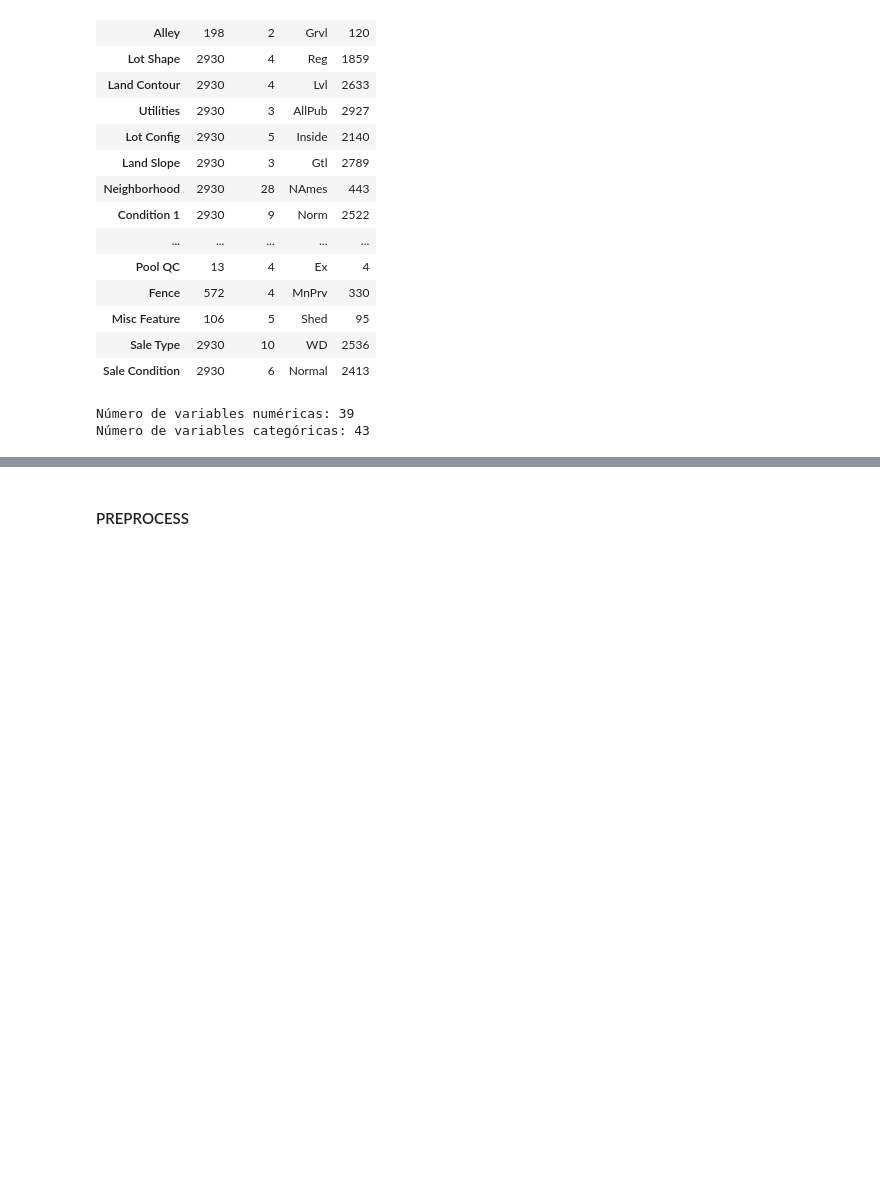
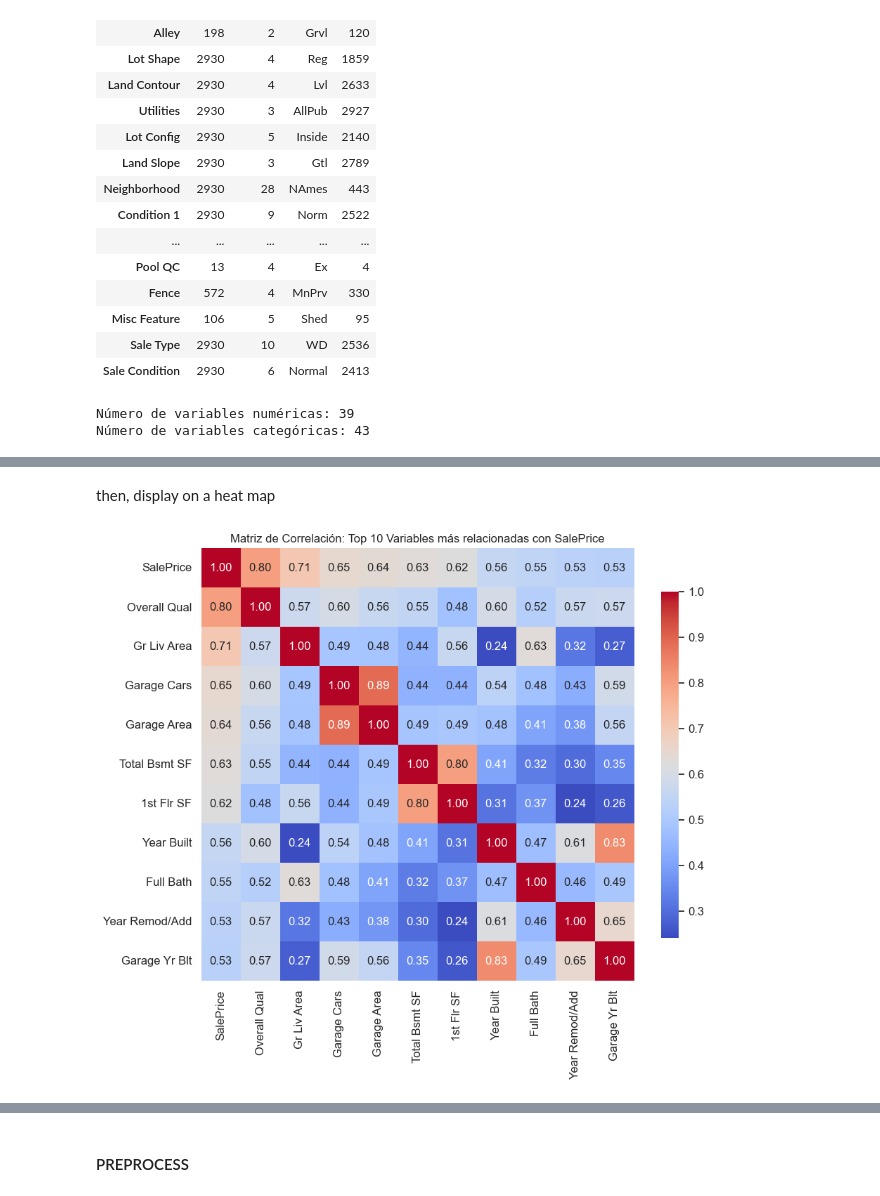
Before and after one commit to Macreat/tAM-MLt, a Jupyter notebook: DevelopTamEnv/content/P1/basis.ipynb, the cells around one changed output, grey strips where cells are left out. Cells and saved outputs as stored; diff of their text form; code cells hidden in the pictures; blank space fills up the shorter version.

```diff
--- a/DevelopTamEnv/content/P1/basis.ipynb
+++ b/DevelopTamEnv/content/P1/basis.ipynb
@@ -403,0 +429,13 @@ Número de variables categóricas: 43
+# %%
+relevantCorrFeatures = matrixCorrelation["SalePrice"].abs().sort_values(ascending=False).head(11).index  # incluye SalePrice
+# %% [markdown]
+then, display on a heat map
+# %%
+relevantCorrMatrix = housingDF[relevantCorrFeatures].corr()
+
+plt.figure(figsize=(10, 8))
+sns.heatmap(relevantCorrMatrix, annot=True, fmt=".2f", cmap='coolwarm', square=True, cbar_kws={"shrink": .8})
+plt.title('Matriz de Correlación: Top 10 Variables más relacionadas con SalePrice')
+plt.show()
+# %% [output]
+[figure, added]
```
Also changed, not shown: parts of 9 cells of this notebook, 3 other files.
